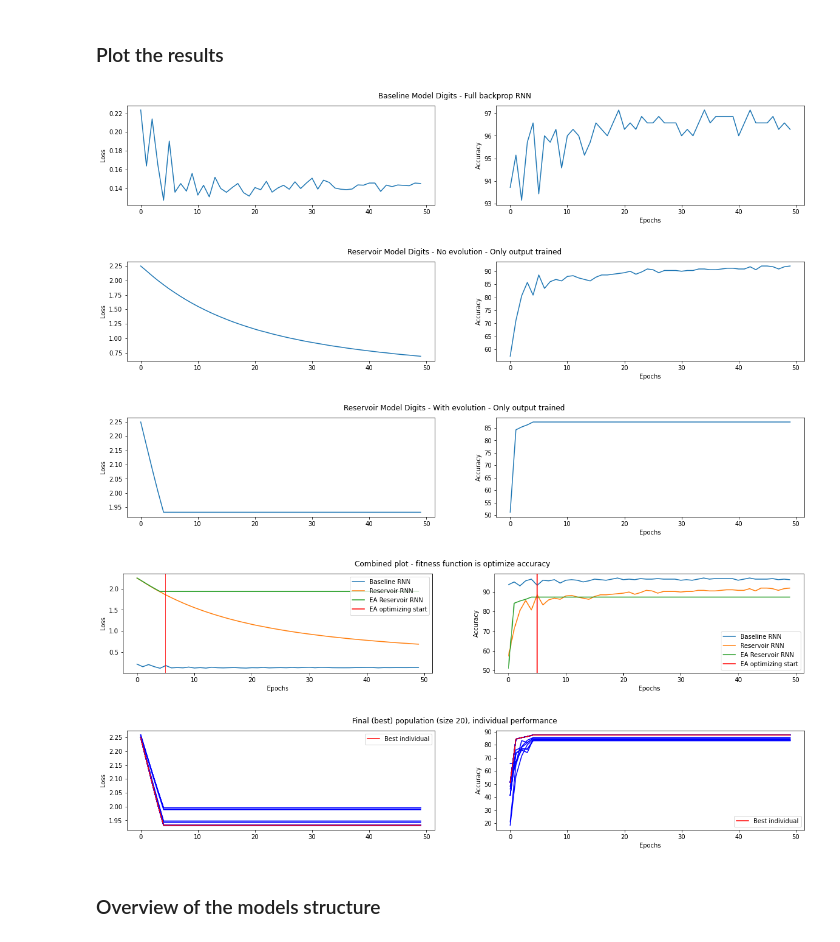
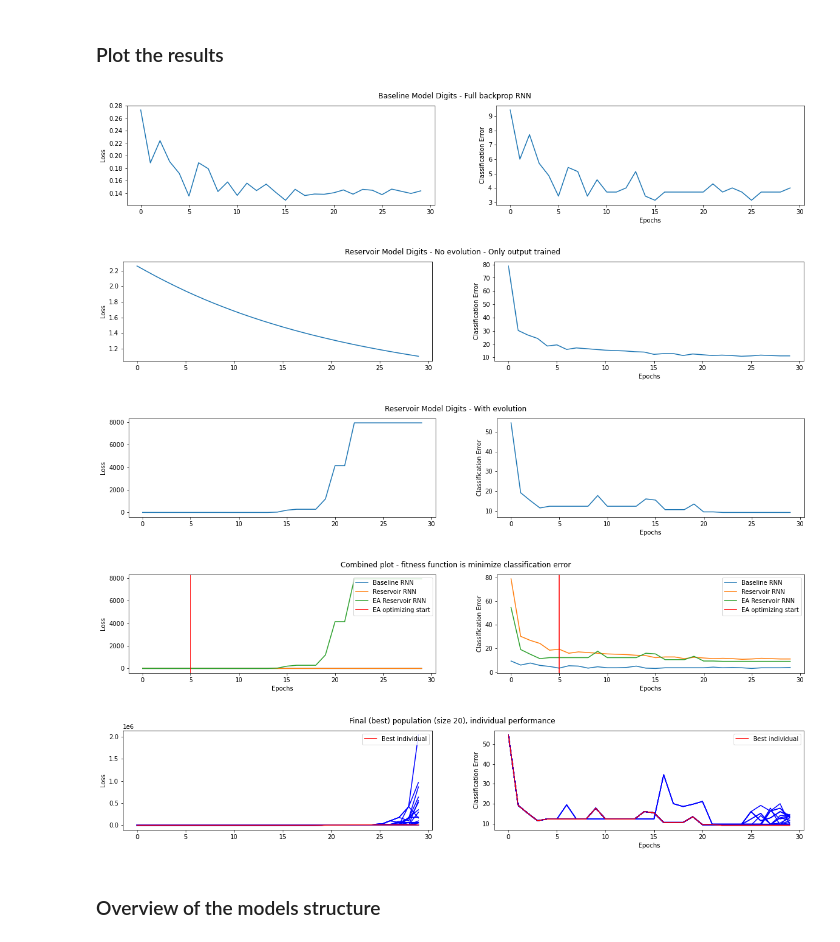
Before and after one commit to wiebetimmers/thesis_project, a Jupyter notebook: main.ipynb, the cells around one changed output. Drawn from its saved outputs; the diff is of its cells as text; code cells hidden in the pictures.

Commit message:
Fixed some errors
Weights were not updating, now they are properly.

```diff
--- a/main.ipynb
+++ b/main.ipynb
@@ -40,12 +40,14 @@ max_loss_iter = 10  # not really used yet
 
 # EA parameters
 population_size = 20
-generations = 45 # epochs without backprop
+generations = 25 # epochs without backprop
 mutate_opt = 'diff_mutation'  # Options: 'random_perturbation' , 'diff_mutation'
-sample_dist = 'gaussian'       # If using random perturbation, options: 'gaussian' , 'uniform'
-select_opt = 'accuracy'
+perturb_rate = 1 #If using diff mutation
+sample_dist = 'uniform'       # If using random perturbation, options: 'gaussian' , 'uniform'
+select_opt = 'classification_error'
 select_mech = 'keep_k_best'   # Options: 'keep_k_best'= half of the parents , 'merge_all'
-offspring_ratio = 1    # When mutating, create k times as much children as there are parents.
+k_best = population_size // 4   # Keep 1/4 of the population as the best for new pop, the rest is new.
+offspring_ratio = 2    # When mutating, create k times as much children as there are parents.
 
 
 # Run all models for same amount of time, but make a distinction in epochs for the evolutionairy approach .
@@ -94,11 +96,11 @@ new_pop = reservoir_set_digits
 
 # Perform ea steps
 for i in range(generations):
-    new_pop = ea.step(new_pop, mutate_opt, select_opt, select_mech, offspring_ratio, sample_dist)
+    new_pop = ea.step(new_pop, mutate_opt, perturb_rate, select_opt, select_mech, offspring_ratio, sample_dist, k_best)
 
-# Sort population after x amount of generations, based on accuracy or loss performance
-if select_opt == 'accuracy':
-    best_pop_digits = sorted(new_pop, key=lambda k: k['accuracy_results'][-1] , reverse=True)
+# Sort population after x amount of generations, based on classification error or loss performance
+if select_opt == 'classification_error':
+    best_pop_digits = sorted(new_pop, key=lambda k: k['class_error_results'][-1] , reverse=False)
 elif select_opt == 'loss':
     best_pop_digits = sorted(new_pop, key=lambda k: k['loss_results'][-1] , reverse=False)
 # %% [output]
@@ -149,47 +163,47 @@ Epoch: 49 - Loss of: 0.6930718776157924 - Accuracy of: 92.0
 # Plot baseline - full backprop
 plot_results(trained_bl_digits['epoch'],
              trained_bl_digits['loss_results'],
-             trained_bl_digits['accuracy_results'],
+             trained_bl_digits['class_error_results'],
             'Baseline Model Digits - Full backprop RNN')
 
 # Plot reservoir - no evolution yet
 plot_results(trained_res_digits['epoch'],
              trained_res_digits['loss_results'],
-             trained_res_digits['accuracy_results'],
+             trained_res_digits['class_error_results'],
             'Reservoir Model Digits - No evolution - Only output trained')
 
 # Plot reservoir - with evolution - best model
 plot_results(best_pop_digits[0]['epoch'],
              best_pop_digits[0]['loss_results'],
-             best_pop_digits[0]['accuracy_results'],
-            'Reservoir Model Digits - With evolution - Only output trained')
+             best_pop_digits[0]['class_error_results'],
+            'Reservoir Model Digits - With evolution')
 # %% [output]
-[figure, old version]
+[figure, new version]
-[figure, old version]
+[figure, new version]
-[figure, old version]
+[figure, new version]
 # %%
 # Plot above plots in one plot
 combined_plot_result(
             trained_bl_digits['epoch'],
             trained_bl_digits['loss_results'],
-            trained_bl_digits['accuracy_results'],
+            trained_bl_digits['class_error_results'],
             trained_res_digits['loss_results'],
-            trained_res_digits['accuracy_results'],
+            trained_res_digits['class_error_results'],
             best_pop_digits[0]['loss_results'],
-            best_pop_digits[0]['accuracy_results'],
+            best_pop_digits[0]['class_error_results'],
             border = backprop_epochs,
             label_bl = 'Baseline RNN',
             label_res = 'Reservoir RNN',
             label_evo = 'EA Reservoir RNN',
-            title = 'Combined plot - fitness function is optimize accuracy')
+            title = 'Combined plot - fitness function is minimize classification error')
 # %% [output]
-[figure, old version]
+[figure, new version]
 # %%
 best_pop_plot(best_pop_digits,
               best_pop_digits[0],
               title='Final (best) population (size %s), individual performance' %(population_size))
 # %% [output]
-[figure, old version]
+[figure, new version]
 # %% [markdown]
 ### Overview of the models structure
 # %%
```
Also changed, not shown: parts of 7 cells of this notebook, 7 other files.
